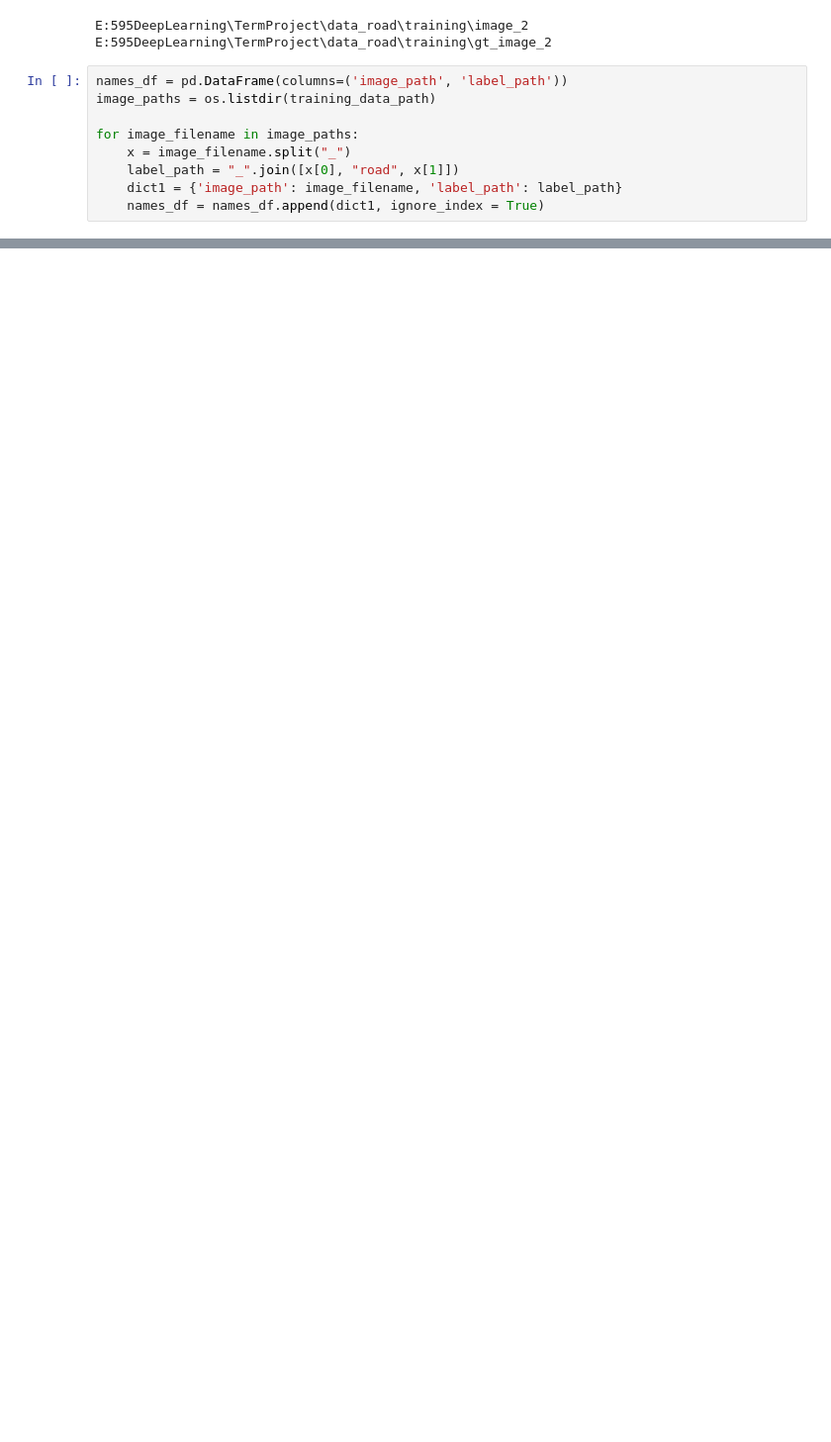
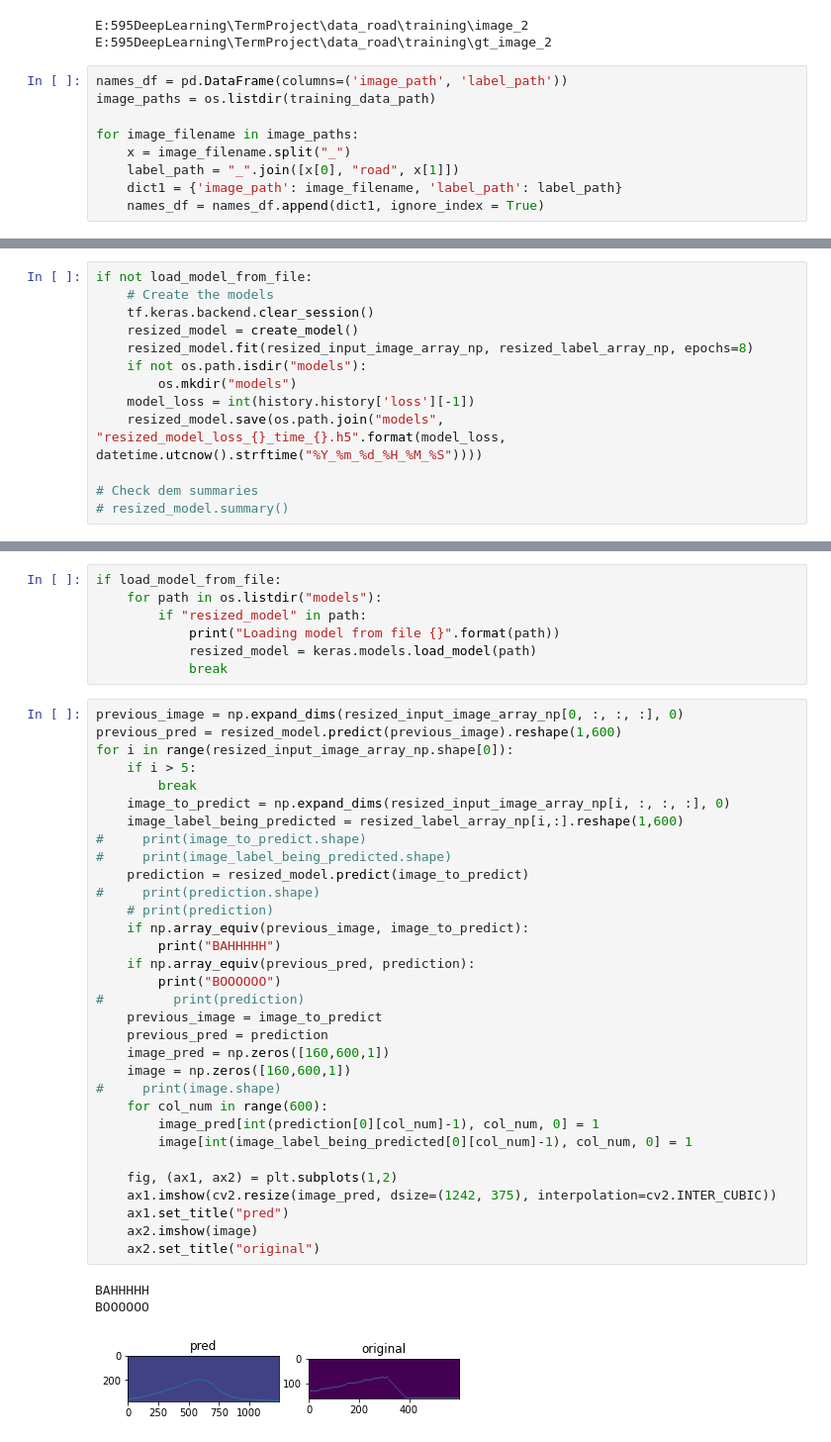
Before and after one commit to robjmenna/RBE595AI_Final, a Jupyter notebook: network.ipynb, the cells around one changed output, grey strips where cells are left out. Shown: that part at 99% size. Cells and saved outputs as stored; diff of their text form; blank space fills up the shorter version.

```diff
--- a/network.ipynb
+++ b/network.ipynb
@@ -281,0 +232,13 @@ cropped_model.save("cropped_model_{}.h5".format(datetime.utcnow().strftime("%Y_%
+# %%
+if not load_model_from_file:
+    # Create the models
+    tf.keras.backend.clear_session()
+    resized_model = create_model()
+    resized_model.fit(resized_input_image_array_np, resized_label_array_np, epochs=8)
+    if not os.path.isdir("models"):
+        os.mkdir("models")
+    model_loss = int(history.history['loss'][-1])
+    resized_model.save(os.path.join("models", "resized_model_loss_{}_time_{}.h5".format(model_loss, datetime.utcnow().strftime("%Y_%m_%d_%H_%M_%S"))))
+
+# Check dem summaries
+# resized_model.summary()
@@ -281,0 +263,43 @@ cropped_model.save("cropped_model_{}.h5".format(datetime.utcnow().strftime("%Y_%
+# %%
+if load_model_from_file:
+    for path in os.listdir("models"):
+        if "resized_model" in path:
+            print("Loading model from file {}".format(path))
+            resized_model = keras.models.load_model(path)
+            break
+# %%
+previous_image = np.expand_dims(resized_input_image_array_np[0, :, :, :], 0)
+previous_pred = resized_model.predict(previous_image).reshape(1,600)
+for i in range(resized_input_image_array_np.shape[0]):
+    if i > 5:
+        break
+    image_to_predict = np.expand_dims(resized_input_image_array_np[i, :, :, :], 0)
+    image_label_being_predicted = resized_label_array_np[i,:].reshape(1,600)
+#     print(image_to_predict.shape)
+#     print(image_label_being_predicted.shape)
+    prediction = resized_model.predict(image_to_predict)
+#     print(prediction.shape)
+    # print(prediction)
+    if np.array_equiv(previous_image, image_to_predict):
+        print("BAHHHHH")
+    if np.array_equiv(previous_pred, prediction):
+        print("BOOOOOO")
+#         print(prediction)
+    previous_image = image_to_predict
+    previous_pred = prediction
+    image_pred = np.zeros([160,600,1])
+    image = np.zeros([160,600,1])
+#     print(image.shape)
+    for col_num in range(600):
+        image_pred[int(prediction[0][col_num]-1), col_num, 0] = 1
+        image[int(image_label_being_predicted[0][col_num]-1), col_num, 0] = 1
+
+    fig, (ax1, ax2) = plt.subplots(1,2)
+    ax1.imshow(cv2.resize(image_pred, dsize=(1242, 375), interpolation=cv2.INTER_CUBIC))
+    ax1.set_title("pred")
+    ax2.imshow(image)
+    ax2.set_title("original")
+# %% [output]
+BAHHHHH
+BOOOOOO
+[figure, added]
```
Also changed, not shown: parts of 15 cells of this notebook, 4 other files.
